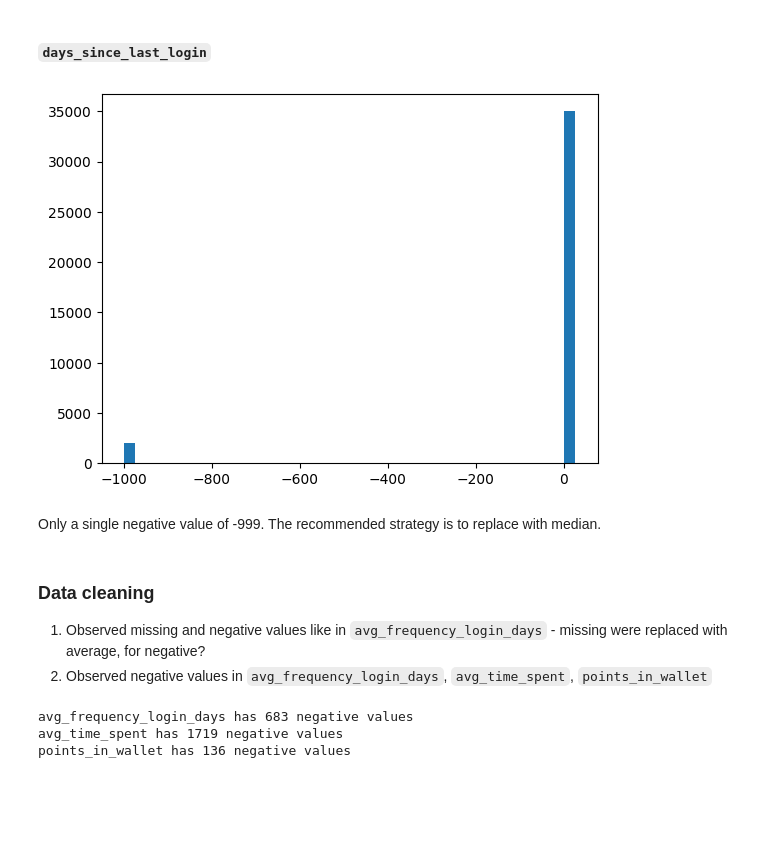
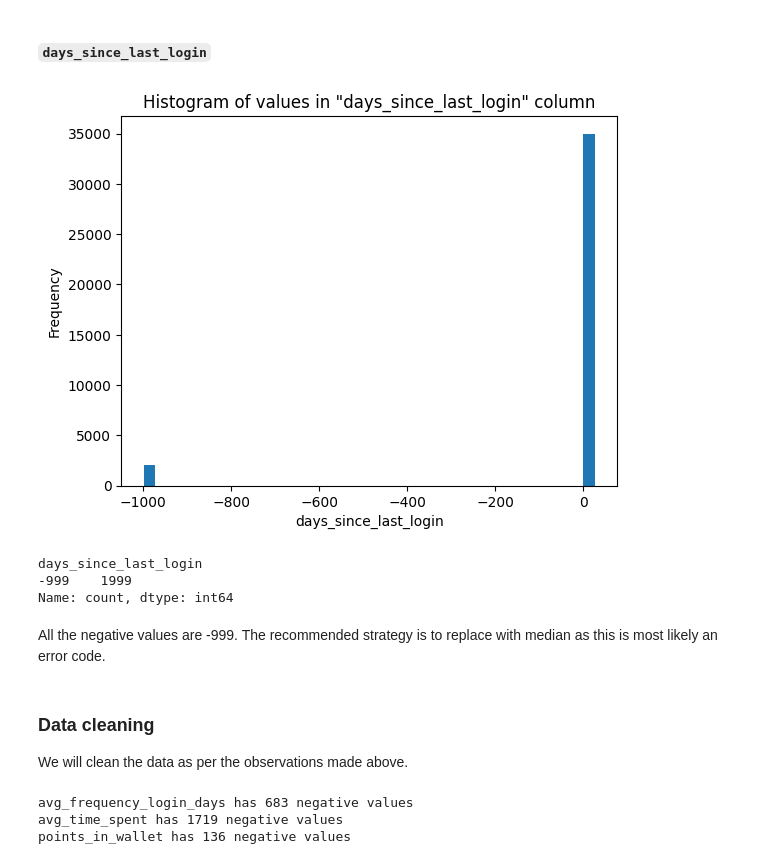
Before and after one commit to aviraljain99/customer-churn-analysis, a Jupyter notebook: dataset_extraction_and_eda.ipynb, the cells around one changed output. Saved outputs shown, nothing was run; the diff lists cells and outputs as text; code cells hidden in the pictures; blank space fills up the shorter version.

```diff
--- a/dataset_extraction_and_eda.ipynb
+++ b/dataset_extraction_and_eda.ipynb
@@ -4,4 +10,5 @@ import matplotlib.pyplot as plt
 import seaborn as sns
 import math
 # %%
-df = pd.read_csv("./data/churn.csv", index_col=0, parse_dates=["joining_date"])
+churn_df = pd.read_csv("./data/churn.csv", index_col=0, parse_dates=["joining_date"])
+churn_df.columns
@@ -118,12 +141,13 @@ df[mixed_numerical].sample(10)
 # %%
 import re
 float_pattern = r'^[-+]?\d*\.?\d+$'
-df["avg_frequency_login_days"] = df["avg_frequency_login_days"].apply(lambda x : float(x) if bool(re.match(float_pattern, x)) else pd.NA)
+churn_df["avg_frequency_login_days"] = churn_df["avg_frequency_login_days"].apply(lambda x : float(x) if bool(re.match(float_pattern, x)) else pd.NA)
 # %%
-number_of_na_in_avg_frequency_login_days = sum(df["avg_frequency_login_days"].isna())
+number_of_na_in_avg_frequency_login_days = sum(churn_df["avg_frequency_login_days"].isna())
 print(number_of_na_in_avg_frequency_login_days)
+
 # Replace NA values with mean of the entire column
-df["avg_frequency_login_days"] = df["avg_frequency_login_days"].fillna(df["avg_frequency_login_days"].mean())
+churn_df["avg_frequency_login_days"] = churn_df["avg_frequency_login_days"].fillna(churn_df["avg_frequency_login_days"].mean())
 # %% [output]
 3522
 # %%
@@ -181,16 +221,24 @@ Negative values look like calculation errors - recommended strategy is to replac
 # %% [markdown]
 #### `days_since_last_login`
 # %%
-plt.hist(list(df["days_since_last_login"].values), bins=40)
+plt.hist(list(churn_df["days_since_last_login"].values), bins=40)
+plt.xlabel("days_since_last_login")
+plt.ylabel('Frequency')
+plt.title(f'Histogram of values in "days_since_last_login" column')
 plt.show()
 # %% [output]
-[figure, old version]
+[figure, new version]
+# %%
+churn_df["days_since_last_login"][churn_df["days_since_last_login"] < 0].value_counts()
+# %% [output]
+days_since_last_login
+-999    1999
+Name: count, dtype: int64
 # %% [markdown]
-Only a single negative value of -999. The recommended strategy is to replace with median.
+All the negative values are -999. The recommended strategy is to replace with median as this is most likely an error code.
 # %% [markdown]
 ### Data cleaning
 
-1. Observed missing and negative values like in `avg_frequency_login_days` - missing were replaced with average, for negative?
-2. Observed negative values in `avg_frequency_login_days`, `avg_time_spent`, `points_in_wallet`
+We will clean the data as per the observations made above.
 # %%
 # Replace -999 with median of days_since_last_login
```
Also changed, not shown: parts of 52 cells of this notebook, 1 other file.
